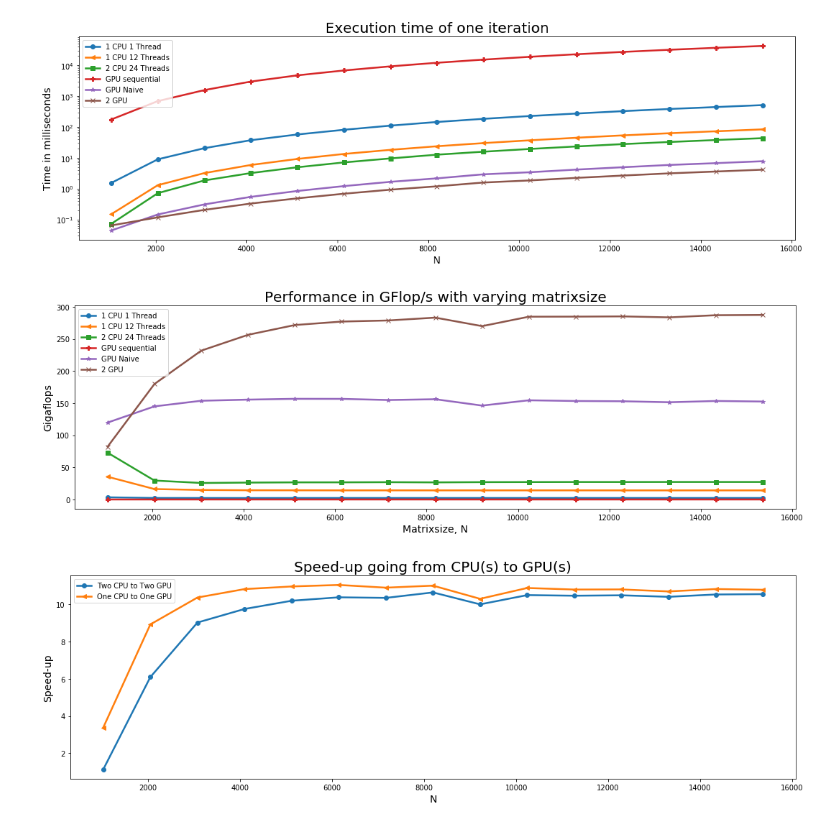
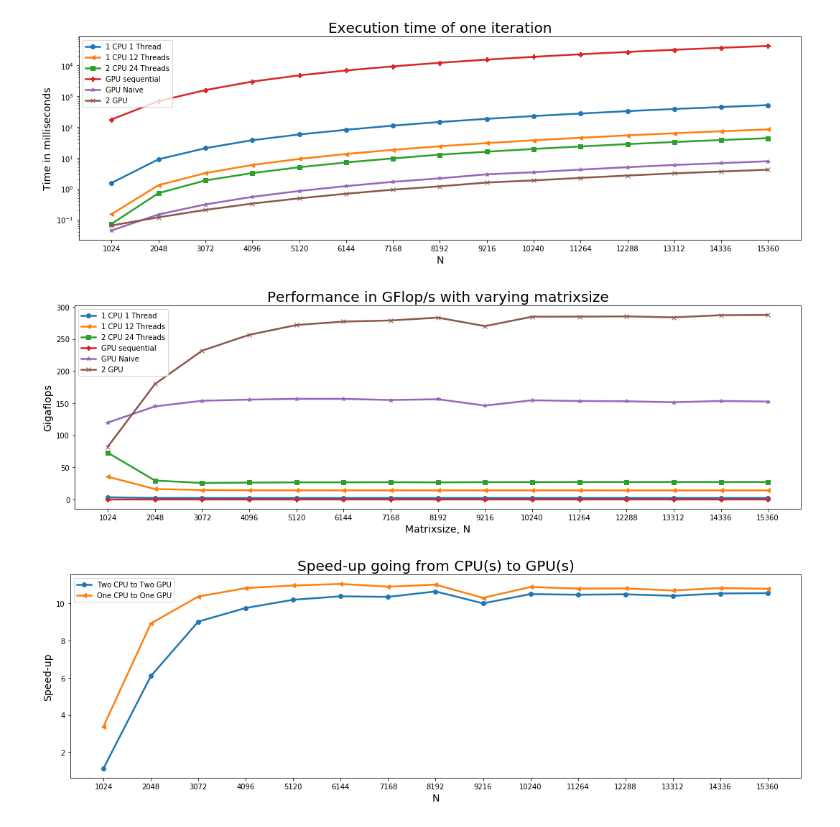
Before and after one commit to JacobPjetursson/HPC-Assignment-3, a Jupyter notebook: Poisson_Problem/Visualization/Assign 3.ipynb, the cells around one changed output. Saved outputs shown, nothing was run; the diff lists cells and outputs as text; code cells hidden in the pictures.

Commit message:
Updated visualizations

```diff
--- a/Poisson_Problem/Visualization/Assign 3.ipynb
+++ b/Poisson_Problem/Visualization/Assign 3.ipynb
@@ -20,24 +20,29 @@ markers = ['o', '<', 's', 'P', '*', 'x']
 # %%
 fig, ax = plt.subplots(1, 1, figsize=(15,5))
 
 for i in range(len(all_data)):
     ax.plot(list(all_data[i]["N"]), list(all_data[i]["Time"]/all_data[i]["Iterations"]*1000), label=names[i], marker=markers[i], linewidth = 2.5)
 
 ax.set_title("Execution time of one iteration", fontsize=20)
 ax.set_xlabel("N", fontsize=14)
 #ax.set_xlim(left=1)
 ax.legend()
 ax.set_ylabel("Time in milliseconds", fontsize=14)
 ax.set_yscale('log')
 #ax.set_xscale('log')
 
+
+ns = all_data[0]["N"].values
+ax.set_xticks(ns)
+
+
 fig.tight_layout()
 
 plt.savefig("Iteration_time.png", transparent=True)
 
 plt.show()
 # %% [output]
-[figure, old version]
+[figure, new version]
 # %%
 fig, ax = plt.subplots(1, 1, figsize=(15,5))
 
@@ -52,13 +57,16 @@ ax.set_ylabel("Gigaflops", fontsize=14)
 #ax.set_yscale('log')
 #ax.set_xscale('log')
 
+ns = all_data[0]["N"].values
+ax.set_xticks(ns)
+
 fig.tight_layout()
 
 plt.savefig("Giga_flops.png", transparent=True)
 
 plt.show()
 # %% [output]
-[figure, old version]
+[figure, new version]
 # %%
 fig, ax = plt.subplots(1, 1, figsize=(15,5))
 ax.plot(list(gpu_multi["N"]), list(gpu_multi["MFlops"] / cpu_24["MFlops"]), label="Two CPU to Two GPU", linewidth=2.5, marker=markers[0])
@@ -71,6 +79,9 @@ x_2 = gpu_multi["MFlops"]/gpu_naive["MFlops"]
 #ax.plot(list(gpu_naive["N"]), list(x_2), label="GPU to 2GPUs", linewidth=2.5, marker=markers[4])
 #ax.plot(list(gpu_naive["N"]), list(x_2/x_1), label="CPU Speed-up to GPU Speed-up", linewidth=2.5, marker=markers[5])
 
+ns = all_data[0]["N"].values
+ax.set_xticks(ns)
+
 ax.set_title("Speed-up going from CPU(s) to GPU(s)", fontsize=20)
 ax.set_xlabel("N", fontsize=14)
 ax.set_ylabel("Speed-up", fontsize=14)
@@ -80,4 +91,4 @@ fig.tight_layout()
 plt.savefig("Speedup.png", transparent=True)
 plt.show()
 # %% [output]
-[figure, old version]
+[figure, new version]
```
Also changed, not shown: 12 other files.
